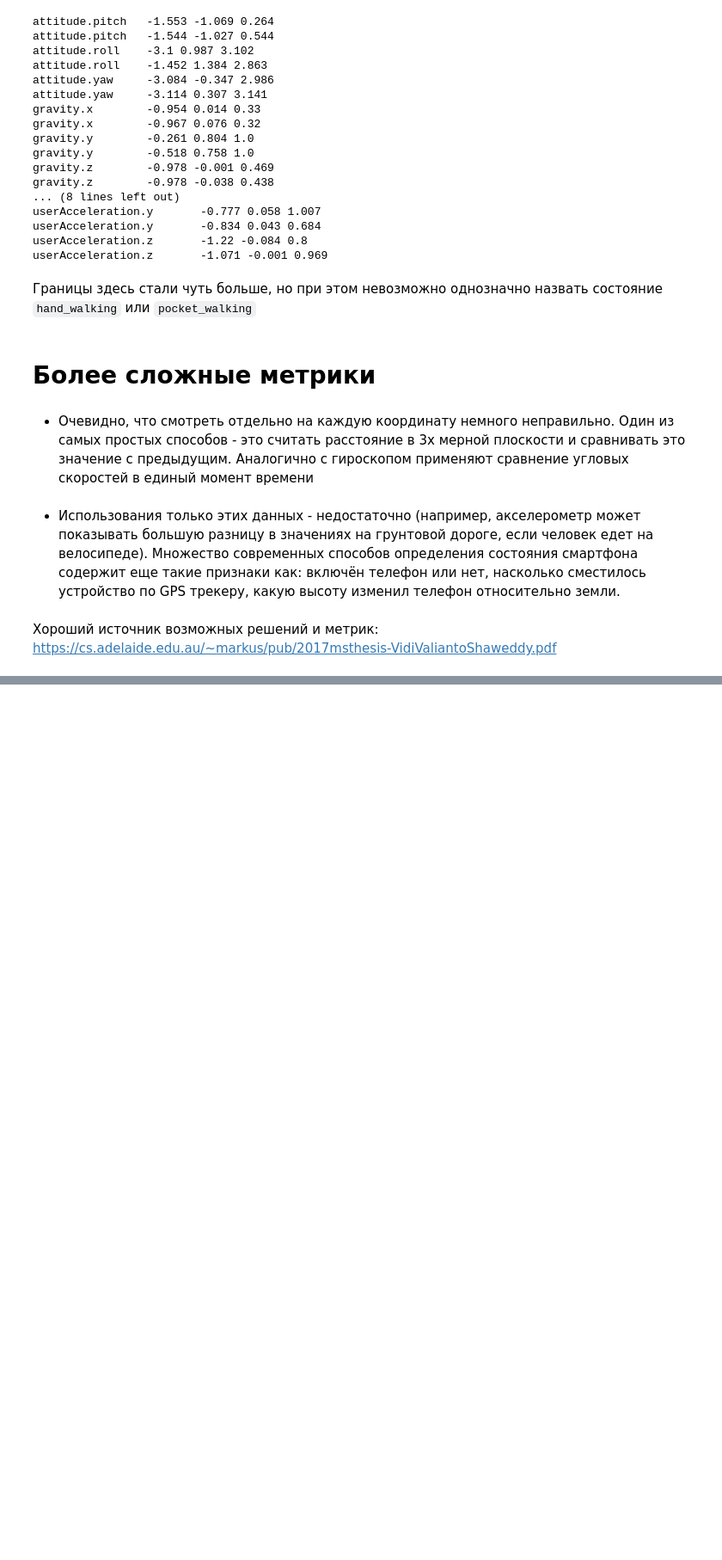
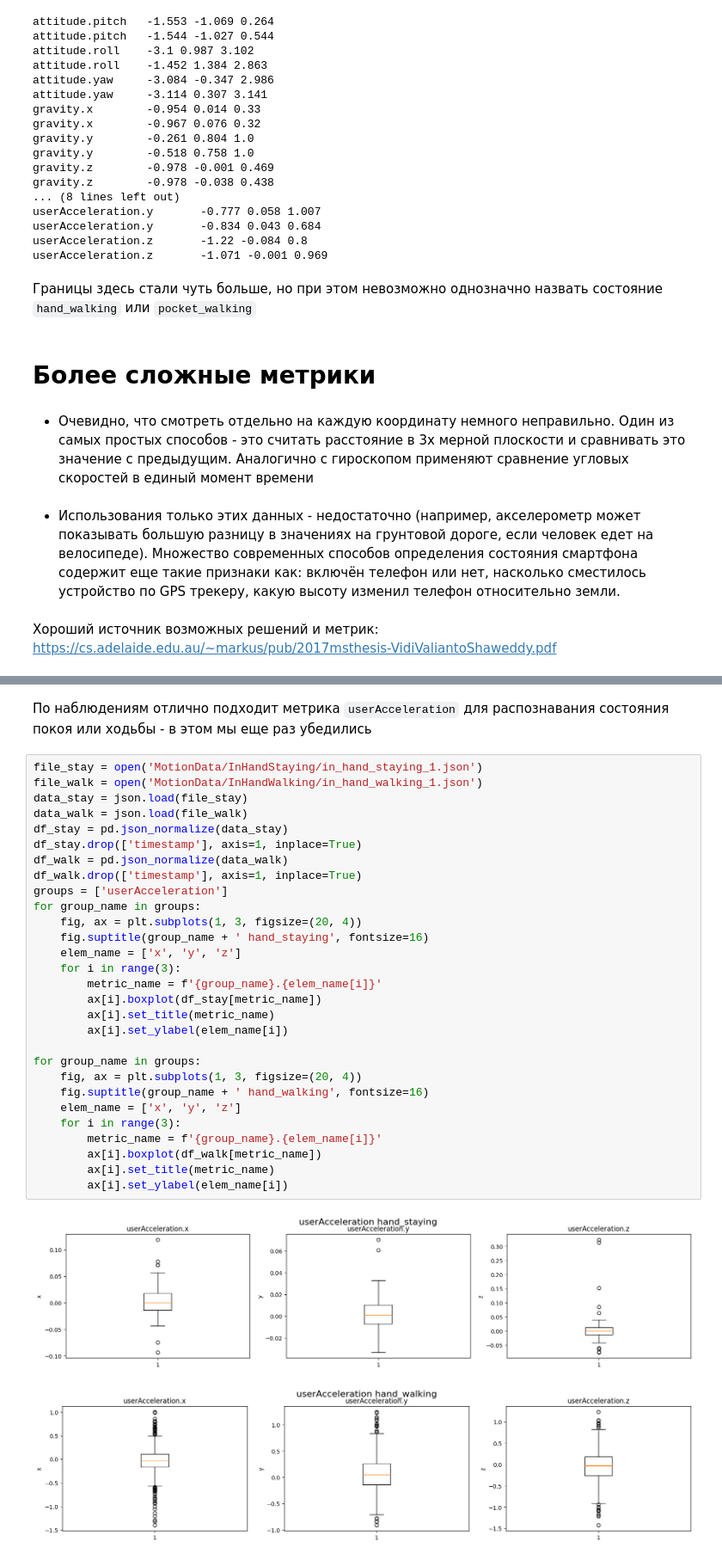
Before and after one commit to heartsker/MotionPredictor, a Jupyter notebook: experiment.ipynb, the cells around one changed output, grey strips where cells are left out. Shown at 86% size. Saved outputs shown, nothing was run; the diff lists cells and outputs as text; blank space fills up the shorter version.

```diff
--- a/experiment.ipynb
+++ b/experiment.ipynb
@@ -272,0 +332,34 @@ userAcceleration.z       -1.071 -0.001 0.969
+# %% [markdown]
+По наблюдениям отлично подходит метрика `userAcceleration` для распознавания состояния покоя или ходьбы - в этом мы еще раз убедились
+# %%
+file_stay = open('MotionData/InHandStaying/in_hand_staying_1.json')
+file_walk = open('MotionData/InHandWalking/in_hand_walking_1.json')
+data_stay = json.load(file_stay)
+data_walk = json.load(file_walk)
+df_stay = pd.json_normalize(data_stay)
+df_stay.drop(['timestamp'], axis=1, inplace=True)
+df_walk = pd.json_normalize(data_walk)
+df_walk.drop(['timestamp'], axis=1, inplace=True)
+groups = ['userAcceleration']
+for group_name in groups:
+    fig, ax = plt.subplots(1, 3, figsize=(20, 4))
+    fig.suptitle(group_name + ' hand_staying', fontsize=16)
+    elem_name = ['x', 'y', 'z']
+    for i in range(3):
+        metric_name = f'{group_name}.{elem_name[i]}'
+        ax[i].boxplot(df_stay[metric_name])
+        ax[i].set_title(metric_name)
+        ax[i].set_ylabel(elem_name[i])
+
+for group_name in groups:
+    fig, ax = plt.subplots(1, 3, figsize=(20, 4))
+    fig.suptitle(group_name + ' hand_walking', fontsize=16)
+    elem_name = ['x', 'y', 'z']
+    for i in range(3):
+        metric_name = f'{group_name}.{elem_name[i]}'
+        ax[i].boxplot(df_walk[metric_name])
+        ax[i].set_title(metric_name)
+        ax[i].set_ylabel(elem_name[i])
+# %% [output]
+[figure, added]
+[figure, added]
```
Also changed, not shown: parts of 7 cells of this notebook.
